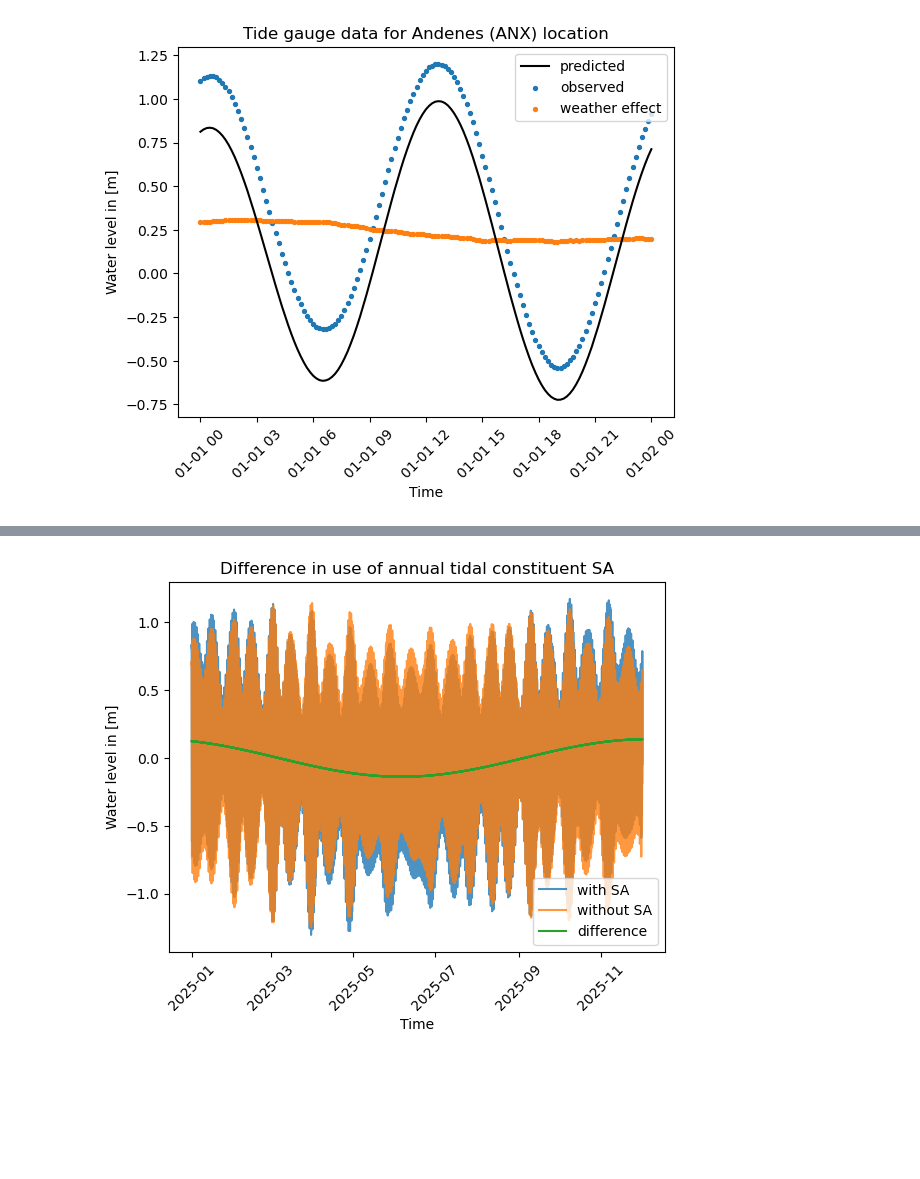
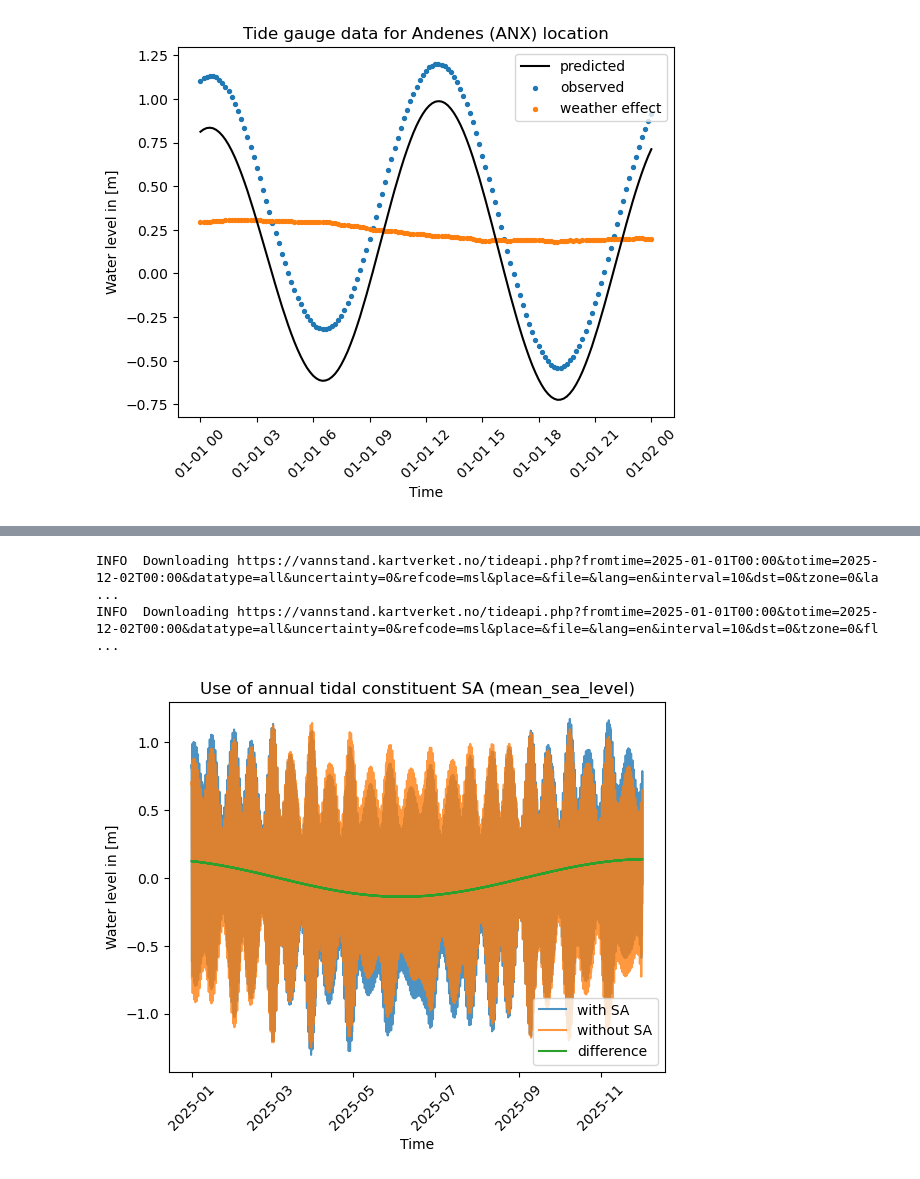
Before and after one commit to kartverket/midgard, a Jupyter notebook: notebooks/api/water_level_api.ipynb, the cells around one changed output, grey strips where cells are left out. Drawn from its saved outputs; the diff is of its cells as text; code cells hidden in the pictures; blank space fills up the shorter version.

```diff
--- a/notebooks/api/water_level_api.ipynb
+++ b/notebooks/api/water_level_api.ipynb
@@ -196,9 +201,14 @@ plt.show()
 # Import matplotlib module
 import matplotlib.pyplot as plt
 
-# Define time period
+# Configuration
 date_from = datetime(2025, 1, 1)
 date_to = datetime(2025, 12, 2)
+datatype = "all"  # Choose between 'all', 'obs' and 'pre'
+field_to_plot = "water_level_predicted"  # Choose between water_level (only with 'all' and 'obs' data type) and
+                                         # water_level_predicted (only with 'all' and 'pre' data type)
+reference_level = "mean_sea_level"  # Choose between chart_datum, mean_sea_level or nn2000
+
 
 # Get instance of WaterLevelApi class for given location WITHOUT using annual tidal SA coefficients
 api = water_level_api.WaterLevelApi(
@@ -207,8 +217,9 @@ api = water_level_api.WaterLevelApi(
         date_to=date_to,
         latitude=69.326067,
         longitude=16.134848,
-        datatype="pre",
-        reference_level="mean_sea_level",
+        #station="ANX",
+        datatype=datatype,
+        reference_level=reference_level,
         interval=10,
         no_annual_tidal=False,
 )
@@ -223,40 +234,43 @@ api = water_level_api.WaterLevelApi(
         date_to=date_to,
         latitude=69.326067,
         longitude=16.134848,
-        datatype="pre",
-        reference_level="mean_sea_level",
+        #station="ANX",
+        datatype=datatype,
+        reference_level=reference_level,
         interval=10,
         no_annual_tidal=True,
 )
 
 # Get data as dataset
 dset_no_sa = api.as_dataset()
 
 # Plot data
 plt.plot(
         dset_sa.time.datetime,
-        dset_sa.water_level_predicted,
+        dset_sa[field_to_plot],
         label="with SA",
         alpha=0.8,
 )
 plt.plot(
         dset_no_sa.time.datetime,
-        dset_no_sa.water_level_predicted,
+        dset_no_sa[field_to_plot],
         label="without SA",
         alpha=0.8,
 )
 plt.plot(
         dset_sa.time.datetime,
-        dset_sa.water_level_predicted - dset_no_sa.water_level_predicted,
+        dset_sa[field_to_plot] - dset_no_sa[field_to_plot],
         label="difference",
 )
 plt.title(
-    f"Difference in use of annual tidal constituent SA"
+    f"Use of annual tidal constituent SA ({reference_level})"
 )
 plt.xlabel("Time")
 plt.ylabel("Water level in [m]")
 plt.xticks(rotation=45)
 plt.legend()
 plt.show()
 # %% [output]
+INFO  Downloading https://vannstand.kartverket.no/tideapi.php?fromtime=2025-01-01T00:00&totime=2025-12-02T00:00&datatype=all&uncertainty=0&refcode=msl&place=&file=&lang=en&interval=10&dst=0&tzone=0&la ...
+INFO  Downloading https://vannstand.kartverket.no/tideapi.php?fromtime=2025-01-01T00:00&totime=2025-12-02T00:00&datatype=all&uncertainty=0&refcode=msl&place=&file=&lang=en&interval=10&dst=0&tzone=0&fl ...
-[figure, old version]
+[figure, new version]
```
Also changed, not shown: parts of 4 cells of this notebook.
